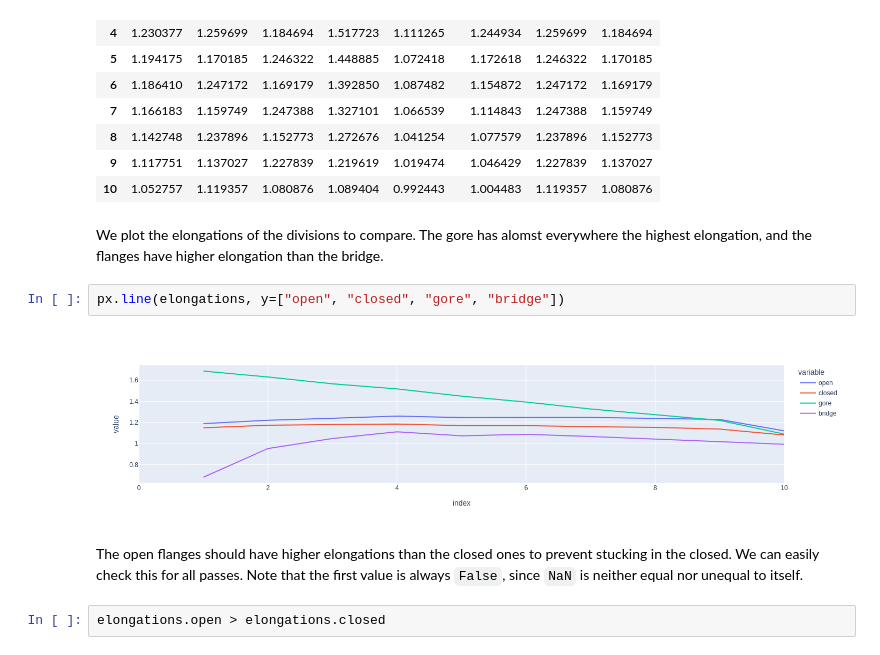
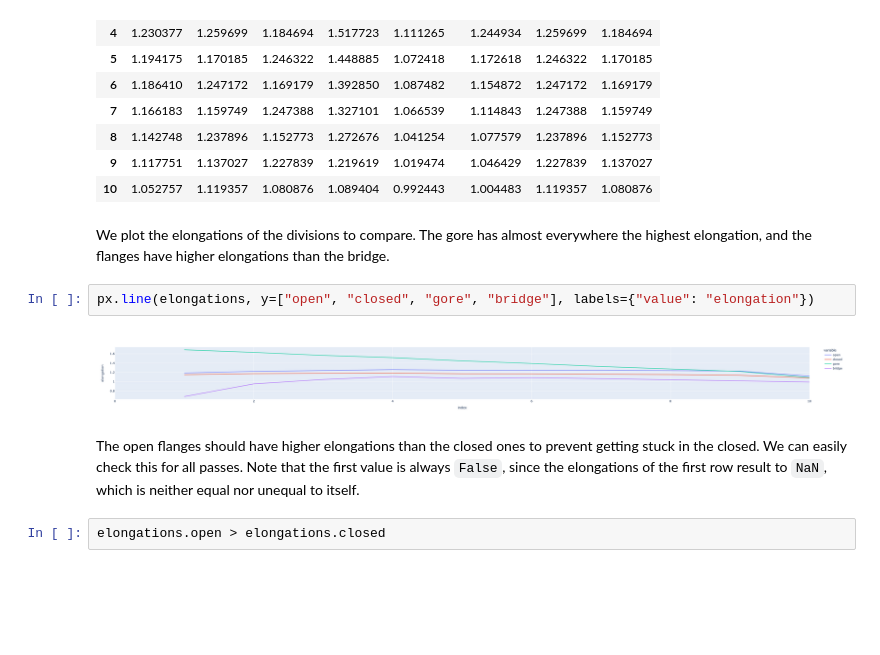
Before and after one commit to pyroll-project/pyroll-examples, a Jupyter notebook: H_Profiles_Neumann.ipynb, the cells around one changed output. Saved outputs shown, nothing was run; the diff lists cells and outputs as text; blank space fills up the shorter version.

```diff
--- a/H_Profiles_Neumann.ipynb
+++ b/H_Profiles_Neumann.ipynb
@@ -173,13 +175,13 @@ elongations
 | 9 | 1.117751 | 1.137027 | 1.227839 | 1.219619 | 1.019474 | 1.046429 | 1.227839 | 1.137027 |
 | 10 | 1.052757 | 1.119357 | 1.080876 | 1.089404 | 0.992443 | 1.004483 | 1.119357 | 1.080876 |
 # %% [markdown]
-We plot the elongations of the divisions to compare. The gore has alomst everywhere the highest elongation, and the flanges have higher elongation than the bridge.
+We plot the elongations of the divisions to compare. The gore has almost everywhere the highest elongation, and the flanges have higher elongations than the bridge.
 # %%
-px.line(elongations, y=["open", "closed", "gore", "bridge"])
+px.line(elongations, y=["open", "closed", "gore", "bridge"], labels={"value": "elongation"})
 # %% [output]
-[figure, old version]
+[figure, new version]
 # %% [markdown]
-The open flanges should have higher elongations than the closed ones to prevent stucking in the closed. We can easily check this for all passes. Note that the first value is always `False`, since `NaN` is neither equal nor unequal to itself.
+The open flanges should have higher elongations than the closed ones to prevent getting stuck in the closed. We can easily check this for all passes. Note that the first value is always `False`, since the elongations of the first row result to `NaN`, which is neither equal nor unequal to itself.
 # %%
 elongations.open > elongations.closed
 # %% [output]
```
Also changed, not shown: parts of 17 cells of this notebook.
